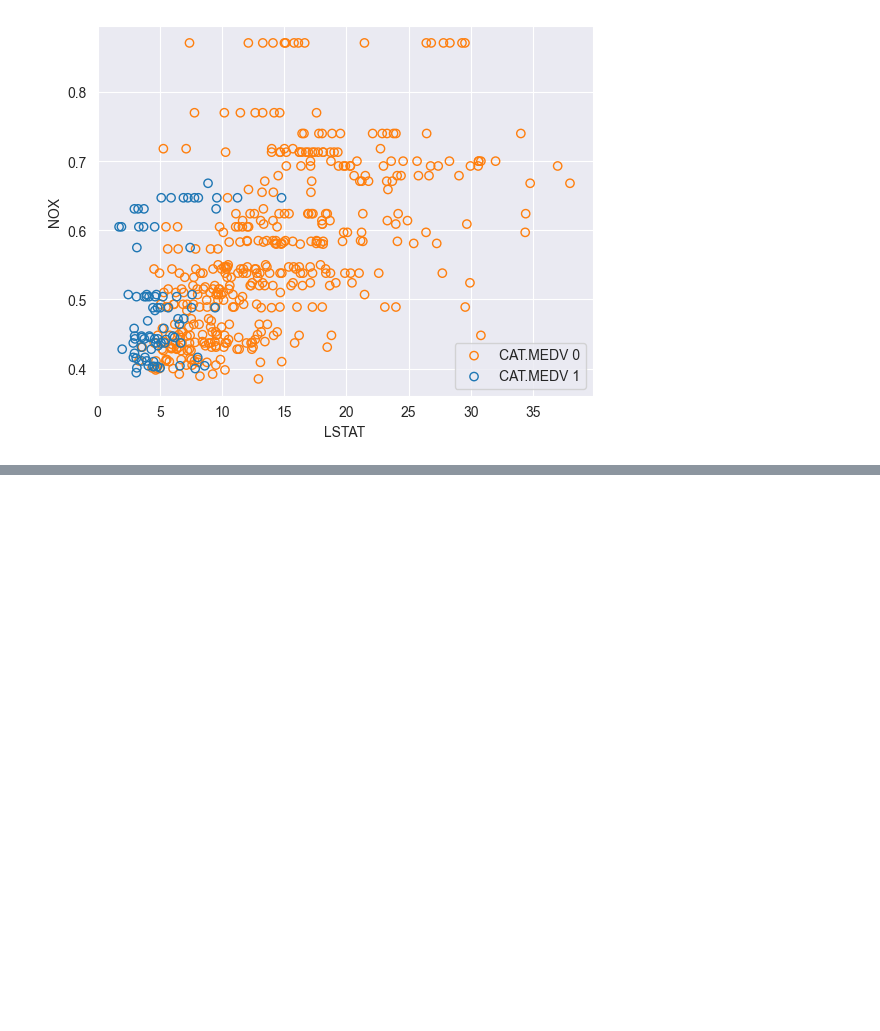
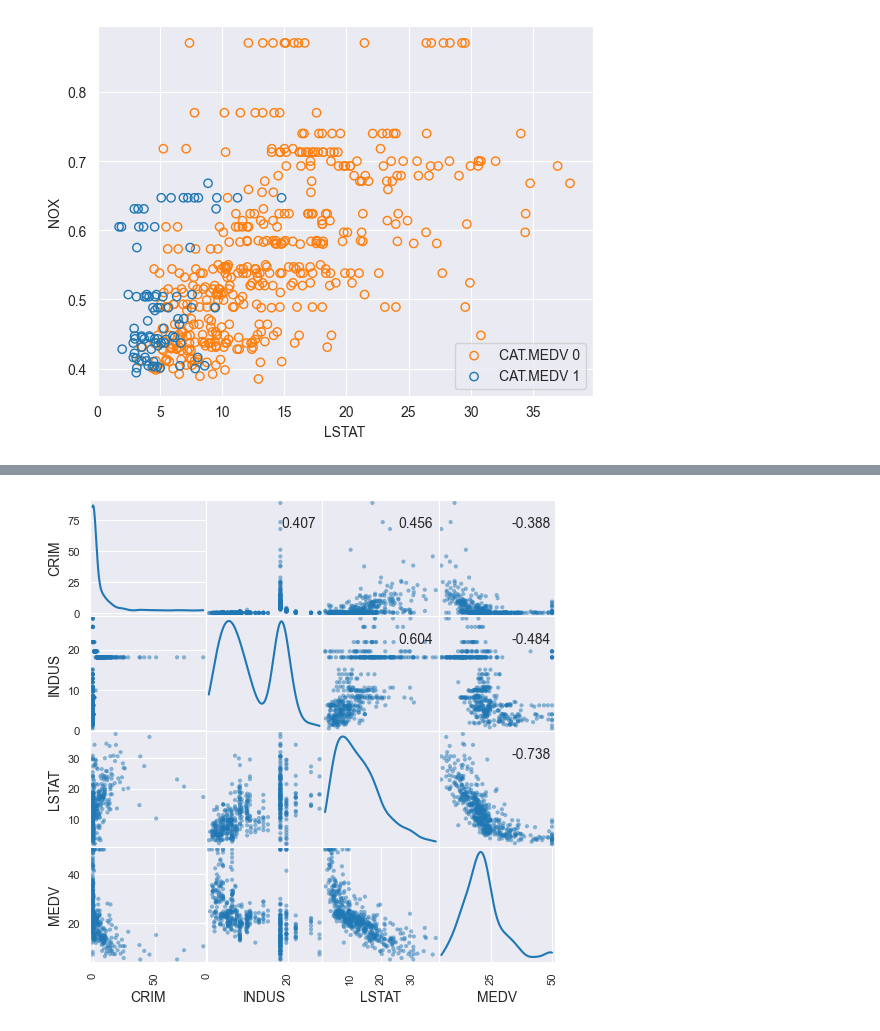
Before and after one commit to JunheeChoi/dm_class, a Jupyter notebook: 0314_dmclass.ipynb, the cells around one changed output, grey strips where cells are left out. Saved outputs shown, nothing was run; the diff lists cells and outputs as text; code cells hidden in the pictures; blank space fills up the shorter version.

```diff
--- a/0314_dmclass.ipynb
+++ b/0314_dmclass.ipynb
@@ -1057,0 +1063,11 @@ plt.show()
+# %%
+# 대각 행렬 위쪽에 상관 계수 추가
+df = housing_df[['CRIM', 'INDUS', 'LSTAT', 'MEDV']]
+axes = scatter_matrix(df, alpha = 0.5, figsize = (6,6), diagonal='kde')
+corr = df.corr().values
+for i, j in zip(*plt.np.triu_indices_from(axes, k = 1)):
+    axes[i, j].annotate('%.3f' %corr[i, j], (0.8, 0.8), xycoords = 'axes fraction', ha = 'center', va = 'center')
+
+plt.show()
+# %% [output]
+[figure, added]
```
Also changed, not shown: parts of 8 cells of this notebook.
